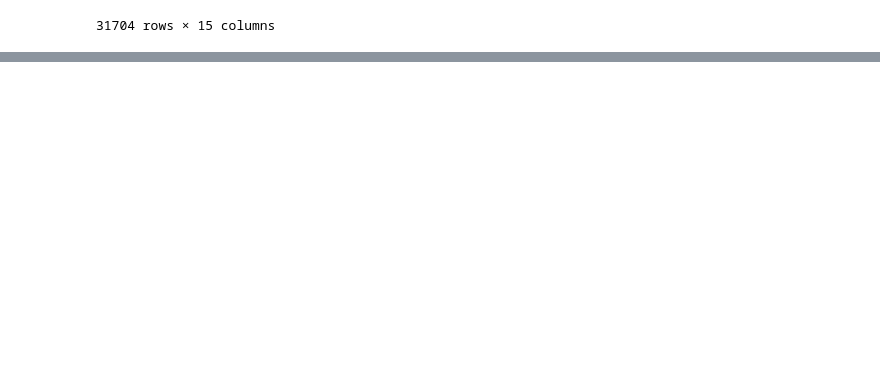
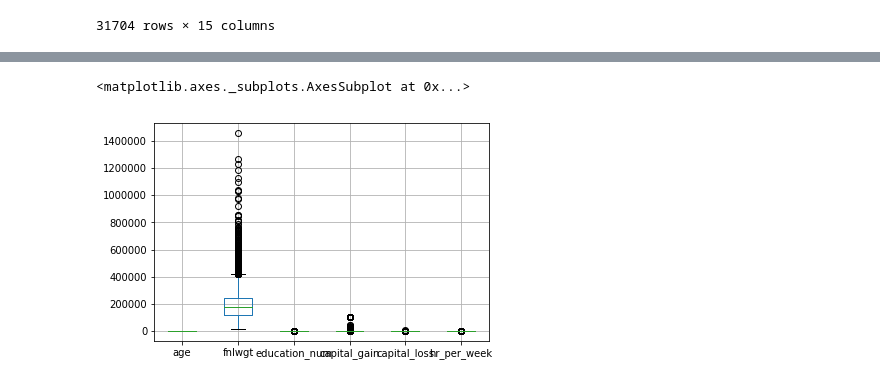
Before and after one commit to bpark4/Math2212_Parkosewich, a Jupyter notebook: M2_Statistics/M2_Adult.ipynb, the cells around one changed output, grey strips where cells are left out. Cells and saved outputs as stored; diff of their text form; code cells hidden in the pictures; blank space fills up the shorter version.

```diff
--- a/M2_Statistics/M2_Adult.ipynb
+++ b/M2_Statistics/M2_Adult.ipynb
@@ -538,0 +596,5 @@ adult_median_outlier_drop
+# %%
+men_eda.boxplot()
+# %% [output]
+<matplotlib.axes._subplots.AxesSubplot at 0x...>
+[figure, added]
```
Also changed, not shown: parts of 14 cells of this notebook.
